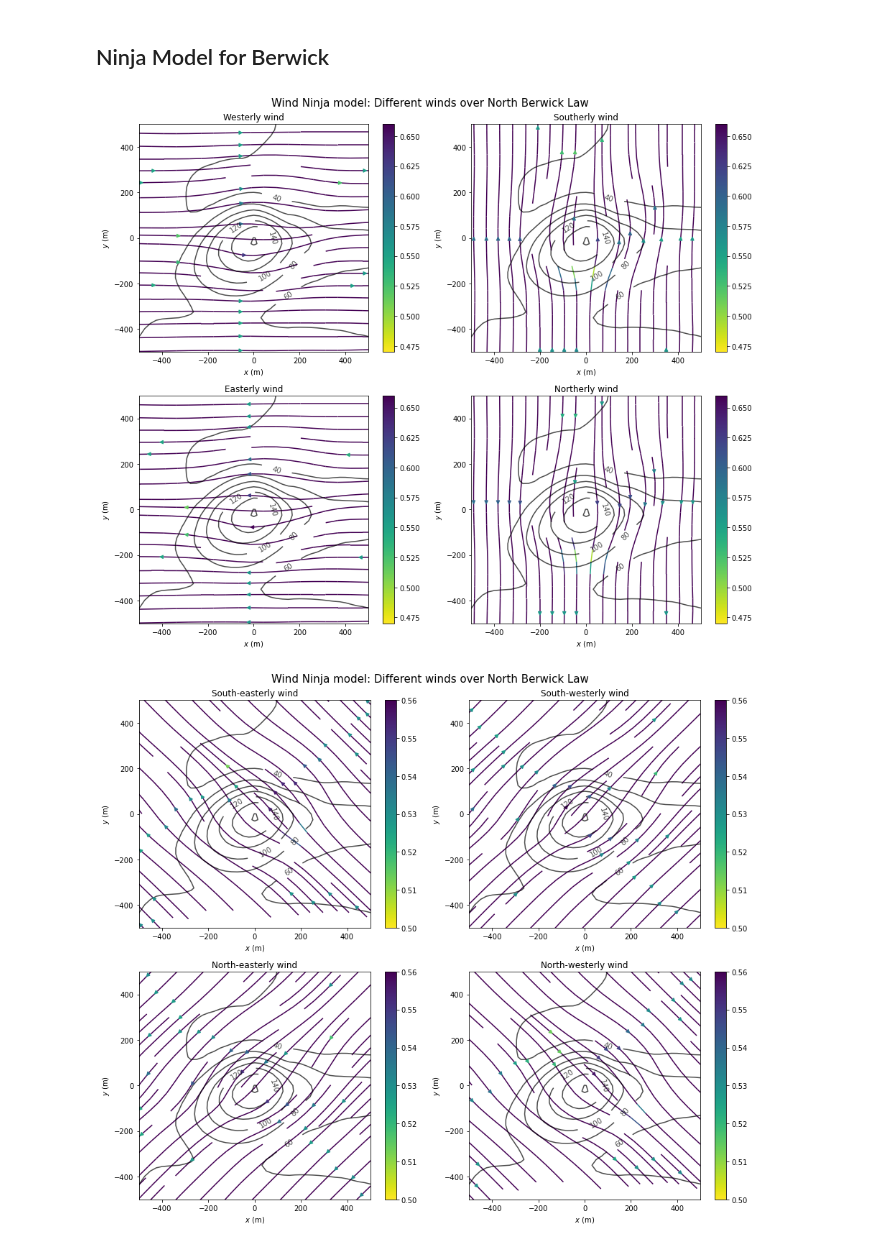
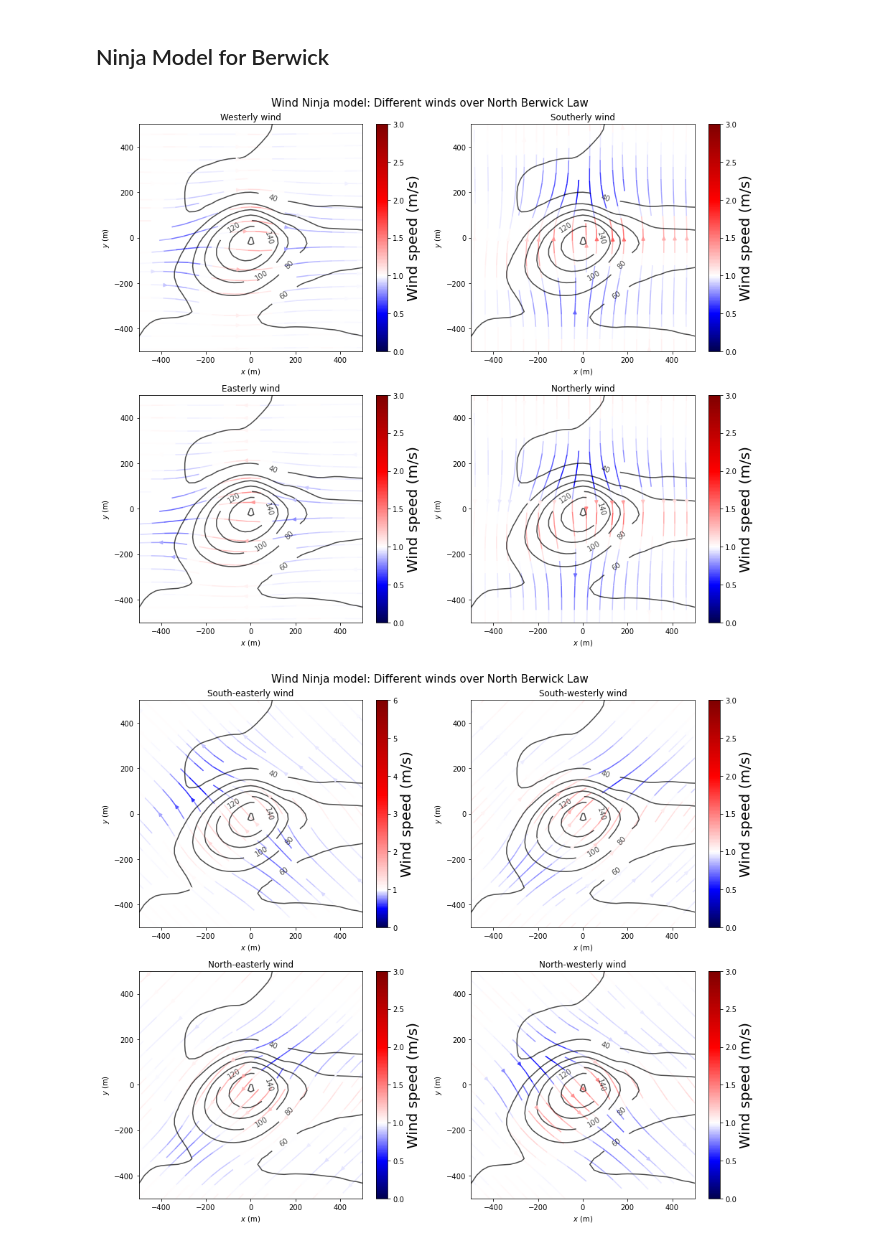
Before and after one commit to dhegedus99/MetGroupProject, a Jupyter notebook: BerwickNinja.ipynb, the cells around one changed output. Drawn from its saved outputs; the diff is of its cells as text; code cells hidden in the pictures.

```diff
--- a/BerwickNinja.ipynb
+++ b/BerwickNinja.ipynb
@@ -34,16 +34,16 @@ def Ninja_plots(z, u, v, title, col_bar_min, col_bar_max):
     """
     u = -vel*np.sin(np.radians(ang))
     v = vel*np.cos(np.radians(ang))
-    u = u[:,::-1]
-    v = -v[:,::-1]
+    u = u[::-1,:]
+    v = -v[::-1,:]
     wind = np.sqrt(u**2 + v**2)
 
     x = np.arange(-128,128)*dx
     y = np.arange(-128,128)*dx
     plt.streamplot(x[95:161],y[95:161],u[95:161,95:161],v[95:161,95:161],
-                   color=wind[95:161,95:161],cmap='viridis_r')
-    plt.colorbar()
-    plt.clim(col_bar_min, col_bar_max)
+                   color=wind[95:161,95:161],
+                   cmap='seismic', norm=matplotlib.colors.TwoSlopeNorm(vmin=col_bar_min, vcenter=1, vmax=col_bar_max))
+    plt.colorbar().set_label(label='Wind speed (m/s)', size=20)
     cs = plt.contour(x[95:161],y[95:161],z[95:161,95:161],alpha = 0.7, colors='k')
     plt.clabel(cs,fmt='%d')
     plt.xlabel('$x$ (m)')
@@ -53,43 +53,41 @@ def Ninja_plots(z, u, v, title, col_bar_min, col_bar_max):
     plt.title(title)
 # %%
 # Plot wind coming from N, E, S, W
-
-from osgeo import gdal
 ds = gdal.Open('data/NorthBerwickLaw.tif')
 band = ds.GetRasterBand(1)
 z = band.ReadAsArray()
 z = z[::-1,:]
 dx = 25
 
 plt.figure(figsize=(13, 11))
 # Westerly wind
 plt.subplot(221)
 vel = np.loadtxt('data/NorthBerwickLaw_270_1_25m_vel.asc',skiprows=6)
 ang = np.loadtxt('data/NorthBerwickLaw_270_1_25m_ang.asc',skiprows=6)
-Ninja_plots(z, vel, ang, "Westerly wind", col_bar_min = 0.47, col_bar_max=0.66)
+Ninja_plots(z, vel, ang, "Westerly wind", col_bar_min = 0, col_bar_max=3)
 
 # Southerly wind
 plt.subplot(222)
 vel = np.loadtxt('data/NorthBerwickLaw_180_1_25m_vel.asc',skiprows=6)
 ang = np.loadtxt('data/NorthBerwickLaw_180_1_25m_ang.asc',skiprows=6)
-Ninja_plots(z, vel, ang, "Southerly wind", col_bar_min = 0.47, col_bar_max=0.66)
+Ninja_plots(z, vel, ang, "Southerly wind", col_bar_min = 0, col_bar_max=3)
 
 # Easterly wind
 plt.subplot(223)
 vel = np.loadtxt('data/NorthBerwickLaw_90_1_25m_vel.asc',skiprows=6)
 ang = np.loadtxt('data/NorthBerwickLaw_90_1_25m_ang.asc',skiprows=6)
-Ninja_plots(z, vel, ang, "Easterly wind", col_bar_min = 0.47, col_bar_max=0.66)
+Ninja_plots(z, vel, ang, "Easterly wind", col_bar_min = 0, col_bar_max=3)
 
 # Northerly wind
 plt.subplot(224)
 vel = np.loadtxt('data/NorthBerwickLaw_0_1_25m_vel.asc',skiprows=6)
 ang = np.loadtxt('data/NorthBerwickLaw_0_1_25m_ang.asc',skiprows=6)
-Ninja_plots(z, vel, ang, "Northerly wind", col_bar_min = 0.47, col_bar_max=0.66)
+Ninja_plots(z, vel, ang, "Northerly wind", col_bar_min = 0, col_bar_max=3)
 
 plt.suptitle("Wind Ninja model: Different winds over North Berwick Law", fontsize = 15)
 plt.tight_layout()
 # %% [output]
-[figure, old version]
+[figure, new version]
 # %%
 # Plot wind coming from SE, SW, NW, NE
 
@@ -105,27 +103,27 @@ plt.figure(figsize=(13, 11))
 plt.subplot(221)
 vel = np.loadtxt('data/NorthBerwickLaw_135_1_25m_vel.asc',skiprows=6)
 ang = np.loadtxt('data/NorthBerwickLaw_135_1_25m_ang.asc',skiprows=6)
-Ninja_plots(z, vel, ang, "South-easterly wind", col_bar_min = 0.50, col_bar_max=0.56)
+Ninja_plots(z, vel, ang, "South-easterly wind", col_bar_min = 0, col_bar_max=6)
 
 # South-westerly wind
 plt.subplot(222)
 vel = np.loadtxt('data/NorthBerwickLaw_225_1_25m_vel.asc',skiprows=6)
 ang = np.loadtxt('data/NorthBerwickLaw_225_1_25m_ang.asc',skiprows=6)
-Ninja_plots(z, vel, ang, "South-westerly wind", col_bar_min = 0.50, col_bar_max=0.56)
+Ninja_plots(z, vel, ang, "South-westerly wind", col_bar_min = 0, col_bar_max=3)
 
 # North-easterly wind
 plt.subplot(223)
 vel = np.loadtxt('data/NorthBerwickLaw_45_1_25m_vel.asc',skiprows=6)
 ang = np.loadtxt('data/NorthBerwickLaw_45_1_25m_ang.asc',skiprows=6)
-Ninja_plots(z, vel, ang, "North-easterly wind", col_bar_min = 0.50, col_bar_max=0.56)
+Ninja_plots(z, vel, ang, "North-easterly wind", col_bar_min = 0, col_bar_max=3)
 
 # North-westerly wind
 plt.subplot(224)
 vel = np.loadtxt('data/NorthBerwickLaw_315_1_25m_vel.asc',skiprows=6)
 ang = np.loadtxt('data/NorthBerwickLaw_315_1_25m_ang.asc',skiprows=6)
-Ninja_plots(z, vel, ang, "North-westerly wind", col_bar_min = 0.50, col_bar_max=0.56)
+Ninja_plots(z, vel, ang, "North-westerly wind", col_bar_min = 0, col_bar_max=3)
 
 plt.suptitle("Wind Ninja model: Different winds over North Berwick Law", fontsize = 15)
 plt.tight_layout()
 # %% [output]
-[figure, old version]
+[figure, new version]
```
Also changed, not shown: parts of 1 cell of this notebook, 11 other files.
